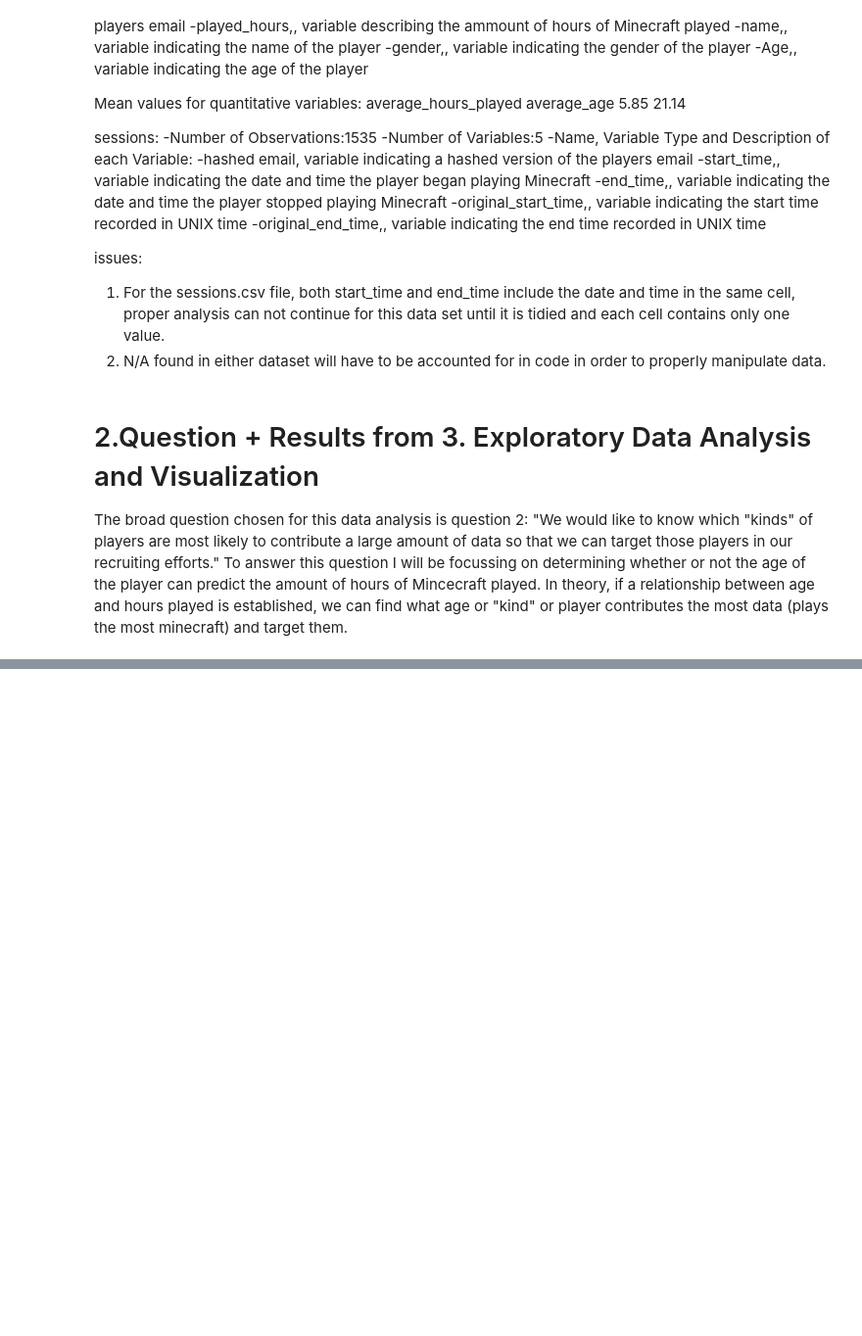
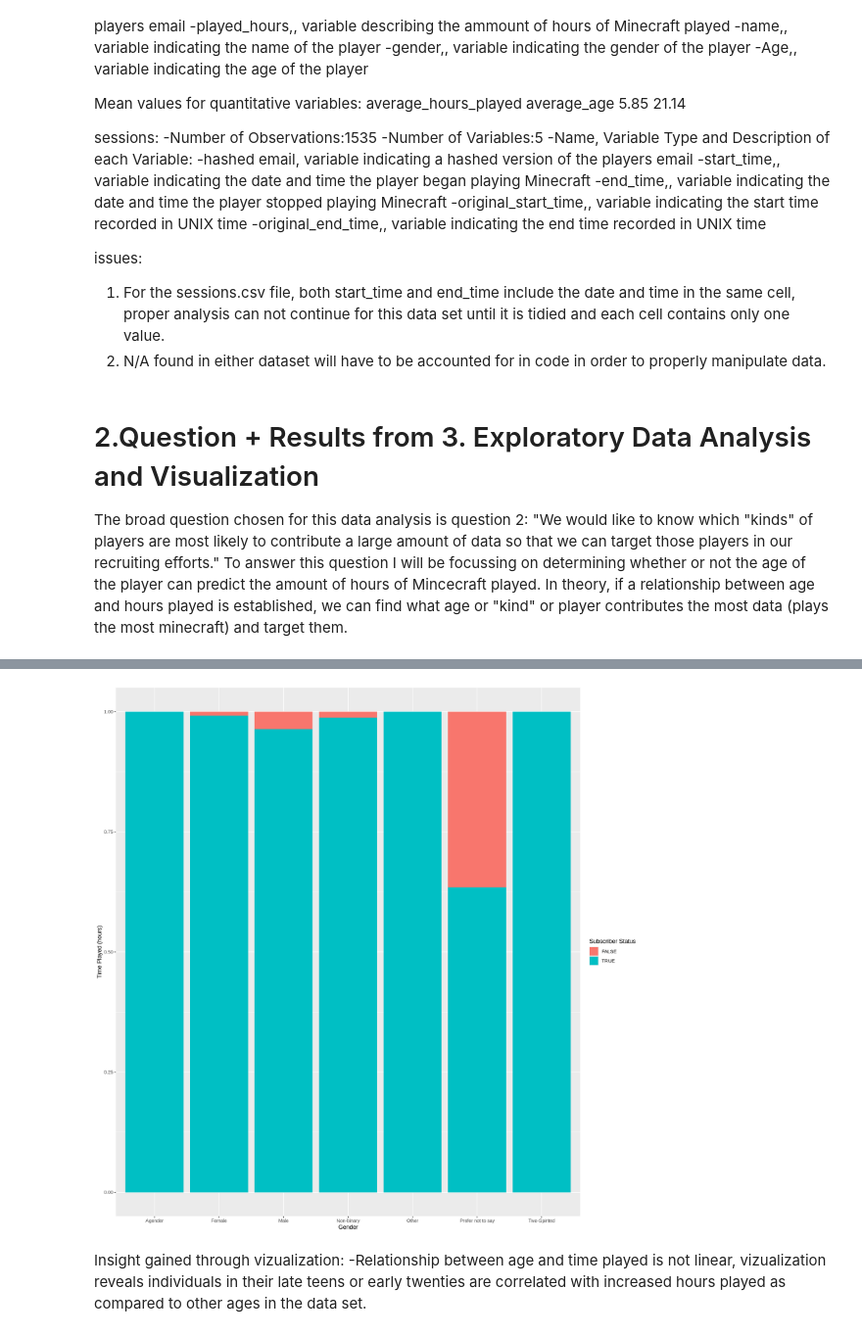
Before and after one commit to Inesh-DSCI/Inesh-DSCI-Inesh-s-Individual-Project-Planning-32, a Jupyter notebook: Final Combined Final.ipynb, the cells around one changed output, grey strips where cells are left out. Shown at 98% size. Drawn from its saved outputs; the diff is of its cells as text; code cells hidden in the pictures; blank space fills up the shorter version.

```diff
--- a/Final Combined Final.ipynb
+++ b/Final Combined Final.ipynb
@@ -153,0 +196,14 @@ Insight gained through vizualization:
+# %%
+options(repr.plot.width = 14, repr.plot.height = 14)
+
+gender_vs_hours_played<- ggplot(players, aes(x = gender, y = played_hours, fill = subscribe)) +
+   geom_bar(stat = "identity", position = "fill") +
+   xlab("Gender") +
+   ylab("Time Played (hours)") +
+   labs(fill = "Subscriber Status")
+gender_vs_hours_played
+# %% [output]
+[figure, added]
+# %% [markdown]
+Insight gained through vizualization:
+-Relationship between age and time played is not linear, vizualization reveals individuals in their late teens or early twenties are correlated with increased hours played as compared to other ages in the data set.
```
Also changed, not shown: parts of 8 cells of this notebook.
